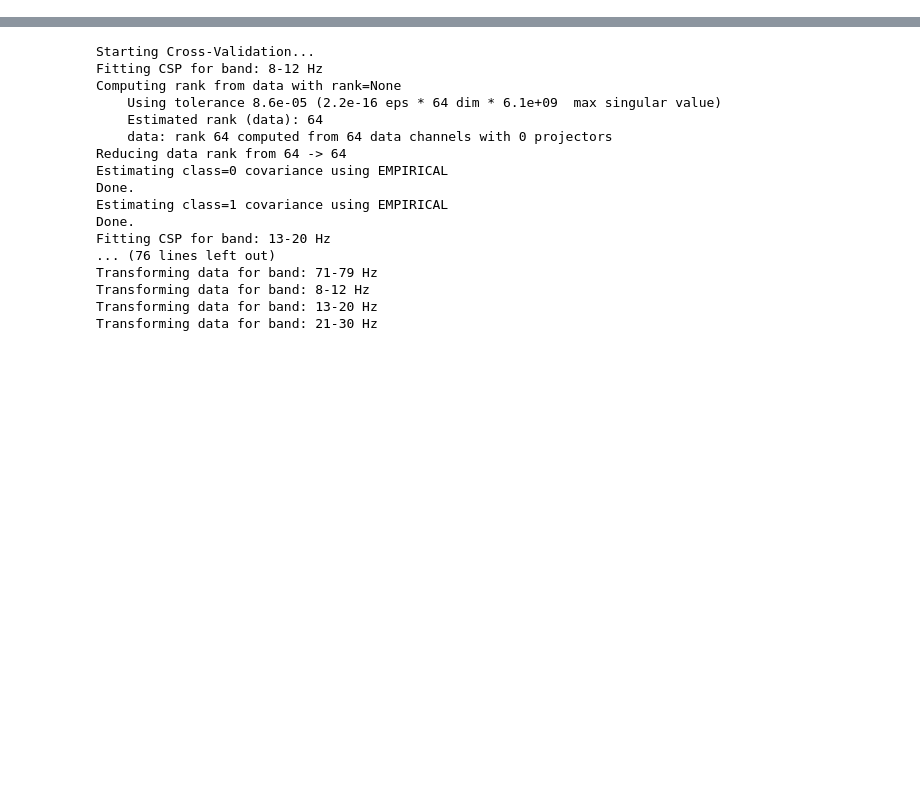
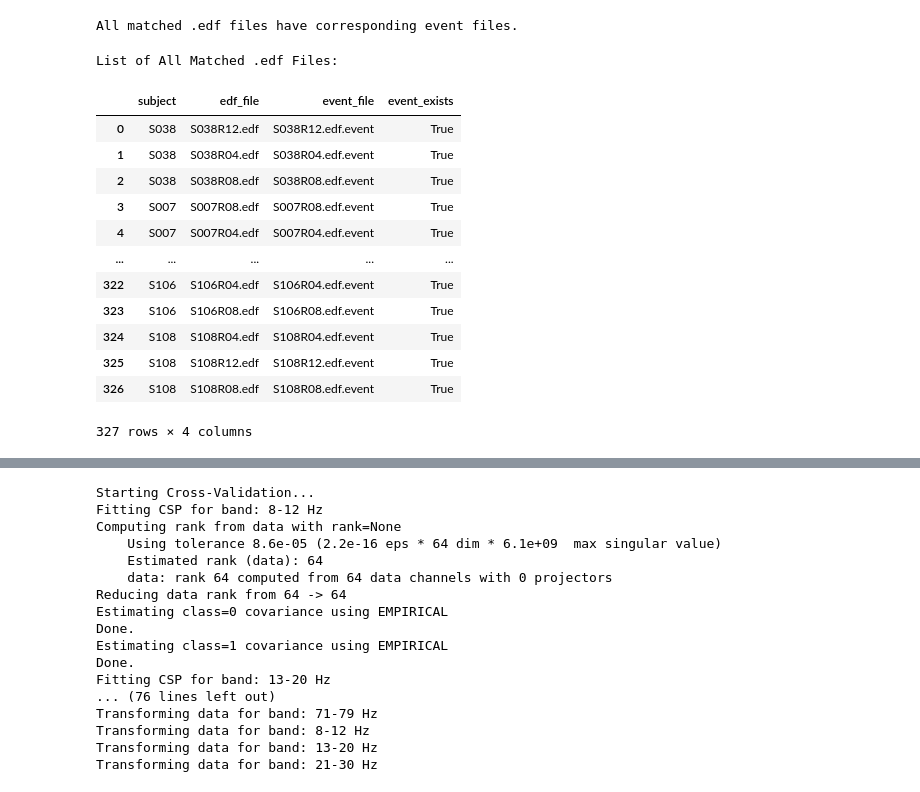
Before and after one commit to DavidWithChorizo/64-Channels-EEG-Data-ML-training, a Jupyter notebook: notebooks/06_FBCSP_Transformer.ipynb, the cells around one changed output, grey strips where cells are left out. Drawn from its saved outputs; the diff is of its cells as text; code cells hidden in the pictures; blank space fills up the shorter version.

Commit message:
Added some trial codes such that there forms a total compiled version of codes

```diff
--- a/notebooks/06_FBCSP_Transformer.ipynb
+++ b/notebooks/06_FBCSP_Transformer.ipynb
@@ -113,0 +33,37 @@ Shape of y: (15,)
+# %%
+# Initialize a list to store file information
+file_info = []
+
+# Counter for processed subject directories
+processed_subjects = 0
+
+# Iterate through each subject folder in raw_data
+for subject_dir in data_dir.iterdir():
+    if subject_dir.is_dir() and re.match(r'^S\d{3}$', subject_dir.name, re.IGNORECASE):
+        processed_subjects += 1
+        # Iterate through each file in the subject directory
+        for file in subject_dir.iterdir():
+            if file.is_file() and edf_pattern.match(file.name):
+                # Derive the corresponding event file name
+                base_name = file.stem  # e.g., S001R04
+                event_file = f"{base_name}.edf.event"
+                event_path = subject_dir / event_file
+
+                # Check if the event file exists
+                event_exists = event_path.exists()
+
+                # Append the information to the list
+                file_info.append({
+                    'subject': subject_dir.name,
+                    'edf_file': file.name,
+                    'event_file': event_file,
+                    'event_exists': event_exists,
+                    'edf_path': str(file.resolve()),
+                    'event_path': str(event_path.resolve()) if event_exists else None
+                })
+
+# Convert the list to a DataFrame for better visualization
+df_files = pd.DataFrame(file_info)
+
+# Display summary of processed subject directories
+print(f"Total subject directories processed: {processed_subjects}")
@@ -113,0 +89,31 @@ Shape of y: (15,)
+# %%
+# Filter the DataFrame for missing event files
+df_missing_events = df_files[~df_files['event_exists']]
+
+# Display the list of .edf files without corresponding event files
+if not df_missing_events.empty:
+    print("\nFiles missing corresponding event files:")
+    display(df_missing_events[['subject', 'edf_file', 'event_file']])
+else:
+    print("\nAll matched .edf files have corresponding event files.")
+# %% [output]
+All matched .edf files have corresponding event files.
+# %%
+# Display the entire DataFrame of matched files
+print("List of All Matched .edf Files:")
+display(df_files[['subject', 'edf_file', 'event_file', 'event_exists']])
+# %% [output]
+List of All Matched .edf Files:
+|  | subject | edf_file | event_file | event_exists |
+| 0 | S038 | S038R12.edf | S038R12.edf.event | True |
+| 1 | S038 | S038R04.edf | S038R04.edf.event | True |
+| 2 | S038 | S038R08.edf | S038R08.edf.event | True |
+| 3 | S007 | S007R08.edf | S007R08.edf.event | True |
+| 4 | S007 | S007R04.edf | S007R04.edf.event | True |
+| ... | ... | ... | ... | ... |
+| 322 | S106 | S106R04.edf | S106R04.edf.event | True |
+| 323 | S106 | S106R08.edf | S106R08.edf.event | True |
+| 324 | S108 | S108R04.edf | S108R04.edf.event | True |
+| 325 | S108 | S108R12.edf | S108R12.edf.event | True |
+| 326 | S108 | S108R08.edf | S108R08.edf.event | True |
+327 rows × 4 columns
```
Also changed, not shown: parts of 8 cells of this notebook, 1 other file.
